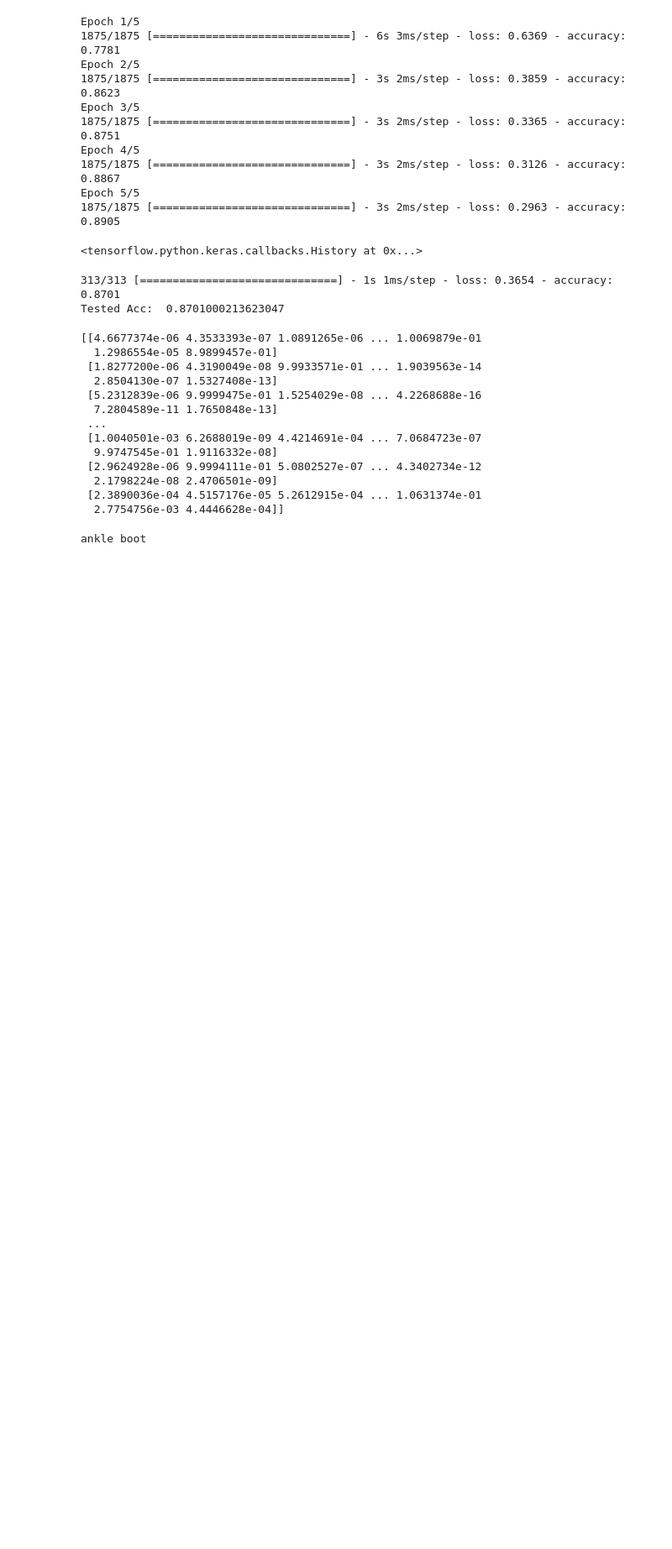
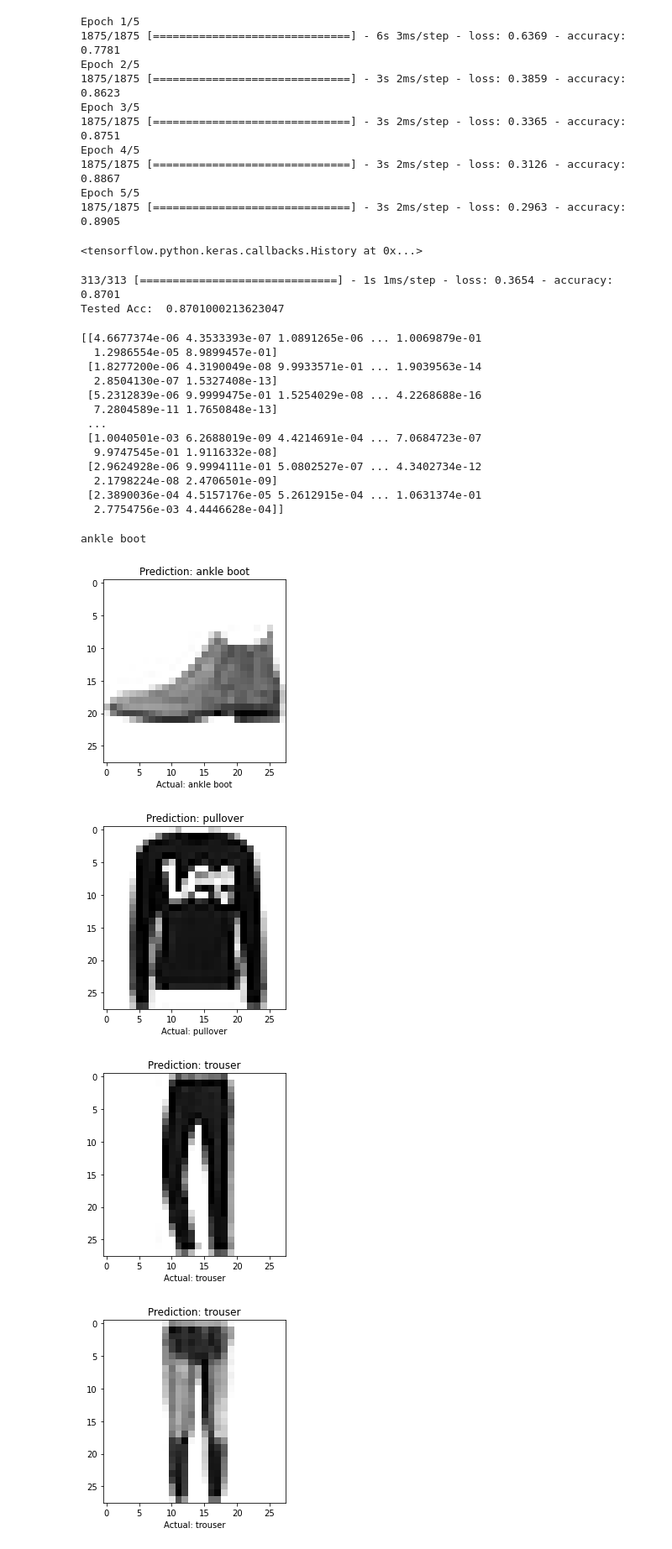
Before and after one commit to hatchdavid1/tensorflow_notes_tests, a Jupyter notebook: tensorflow_101.ipynb, the cells around one changed output. Shown: that part at 84% size. Drawn from its saved outputs; the diff is of its cells as text; code cells hidden in the pictures; blank space fills up the shorter version.

Commit message:
Add files via upload
actualvsprediction

```diff
--- a/tensorflow_101.ipynb
+++ b/tensorflow_101.ipynb
@@ -86,3 +86,16 @@ print(prediction) # 10 values because of the ten neurons
 print(class_names[np.argmax(prediction[0])])
 # %% [output]
 ankle boot
+# %%
+# prediction for every result
+for i in range(10):
+    plt.grid(False)
+    plt.imshow(test_images[i], cmap=plt.cm.binary)
+    plt.xlabel('Actual: ' + class_names[test_tabels[i]])
+    plt.title('Prediction: ' + class_names[np.argmax(prediction[i])])
+    plt.show()
+# %% [output]
+[figure, added]
+[figure, added]
+[figure, added]
+[figure, added]
```
Also changed, not shown: parts of 1 cell of this notebook.
